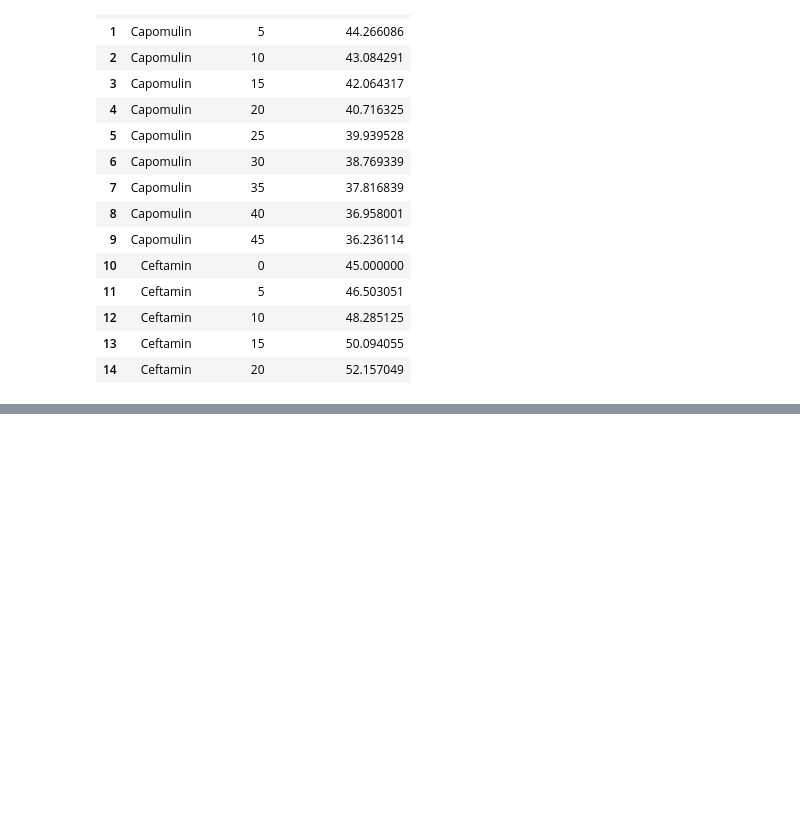
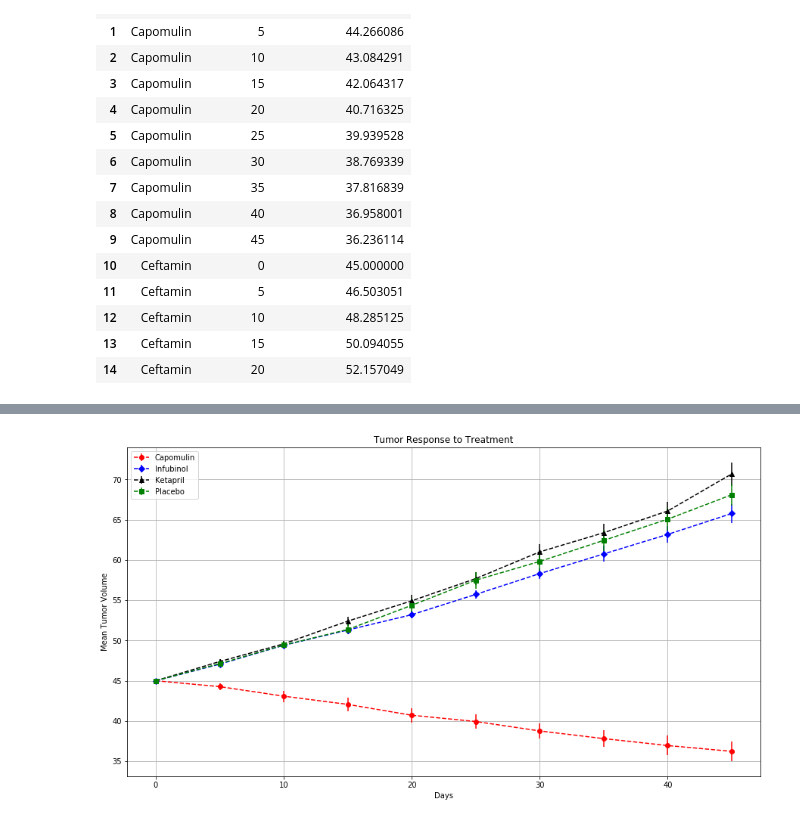
Before and after one commit to gfidanli/matplotlib-Pymaceuticals, a Jupyter notebook: Analysis.ipynb, the cells around one changed output, grey strips where cells are left out. Cells and saved outputs as stored; diff of their text form; code cells hidden in the pictures; blank space fills up the shorter version.

Commit message:
Add tumor response to treatment

```diff
--- a/Analysis.ipynb
+++ b/Analysis.ipynb
@@ -68,3 +69,8 @@ mean_tumor_volume.reset_index().head(15)
 | 12 | Ceftamin | 10 | 48.285125 |
 | 13 | Ceftamin | 15 | 50.094055 |
 | 14 | Ceftamin | 20 | 52.157049 |
+# %%
+# Store the Standard Error of Tumor Volumes Grouped by Drug and Timepoint
+std_error = groups['Tumor Volume (mm3)'].sem()
+std_error = std_error.reset_index()
+std_error.head()
@@ -70,0 +84,9 @@ mean_tumor_volume.reset_index().head(15)
+# %%
+# Reformat Data Frames
+df = pd.pivot_table(mean_tumor_volume, index='Timepoint', columns='Drug')
+df.columns = df.columns.get_level_values(1) # Flatten hierarchical index in columns
+df.head()
+
+# Limit analysis to only Capomulin, Infubinol, Ketapril, and Placebo
+df_analysis = df[['Capomulin', 'Infubinol', 'Ketapril', 'Placebo']]
+df_analysis.head()
@@ -70,0 +101,31 @@ mean_tumor_volume.reset_index().head(15)
+# %%
+# Plot line graph with error bars
+fig, ax = plt.subplots(figsize=(15,8))
+
+x = df.index
+
+graph_parameters = {
+    'Capomulin':{'color':'r','marker':'o'},
+    'Infubinol':{'color':'b','marker':'D'},
+    'Ketapril':{'color':'k','marker':'^'},
+    'Placebo':{'color':'g','marker':'s'}
+}
+
+for drug,params in graph_parameters.items():
+    y = df[drug]
+    yerr = std_error[std_error.Drug == drug]['Tumor Volume (mm3)']
+    fmt=params['marker']+params['color']+'--'
+
+    ax.errorbar(x, y, yerr=yerr, fmt=fmt)
+
+ax.set(
+    xlabel='Days',
+    ylabel='Mean Tumor Volume',
+    title='Tumor Response to Treatment'
+)
+ax.grid()
+
+plt.legend(loc='upper left')
+plt.show()
+# %% [output]
+[figure, added]
```
Also changed, not shown: parts of 3 cells of this notebook.
